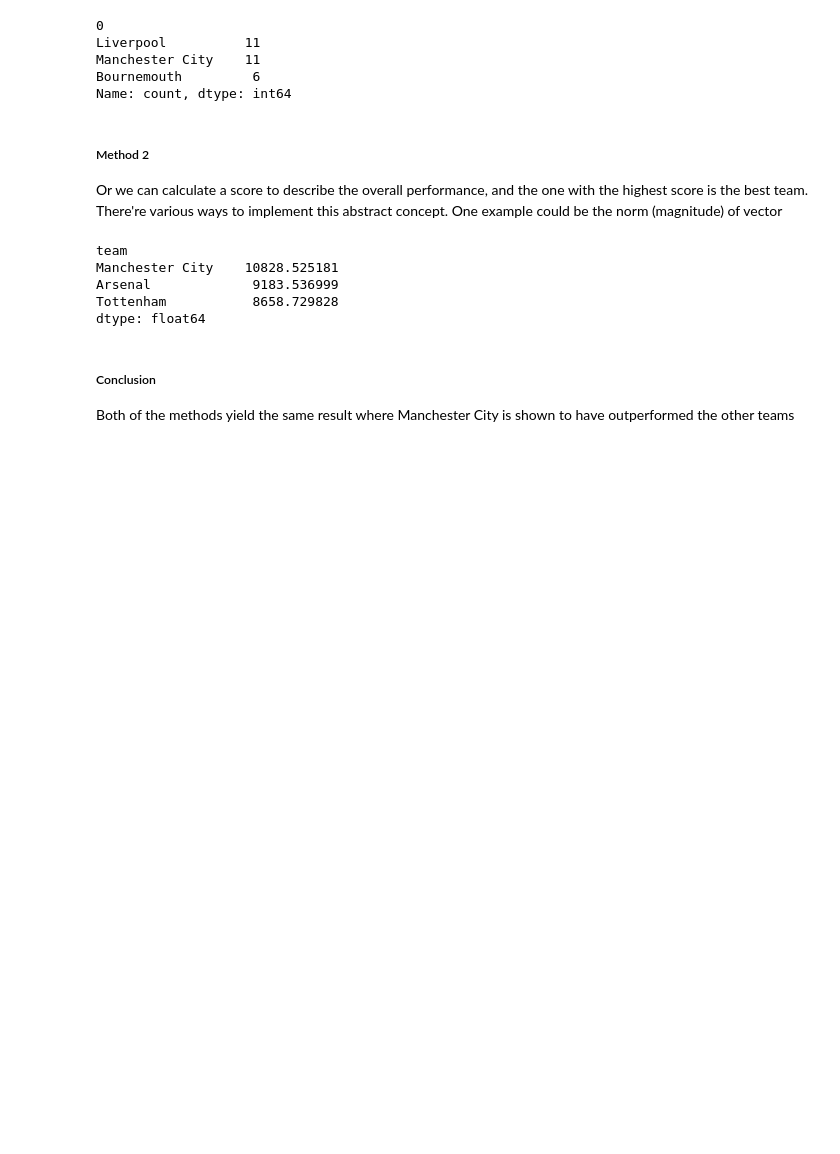
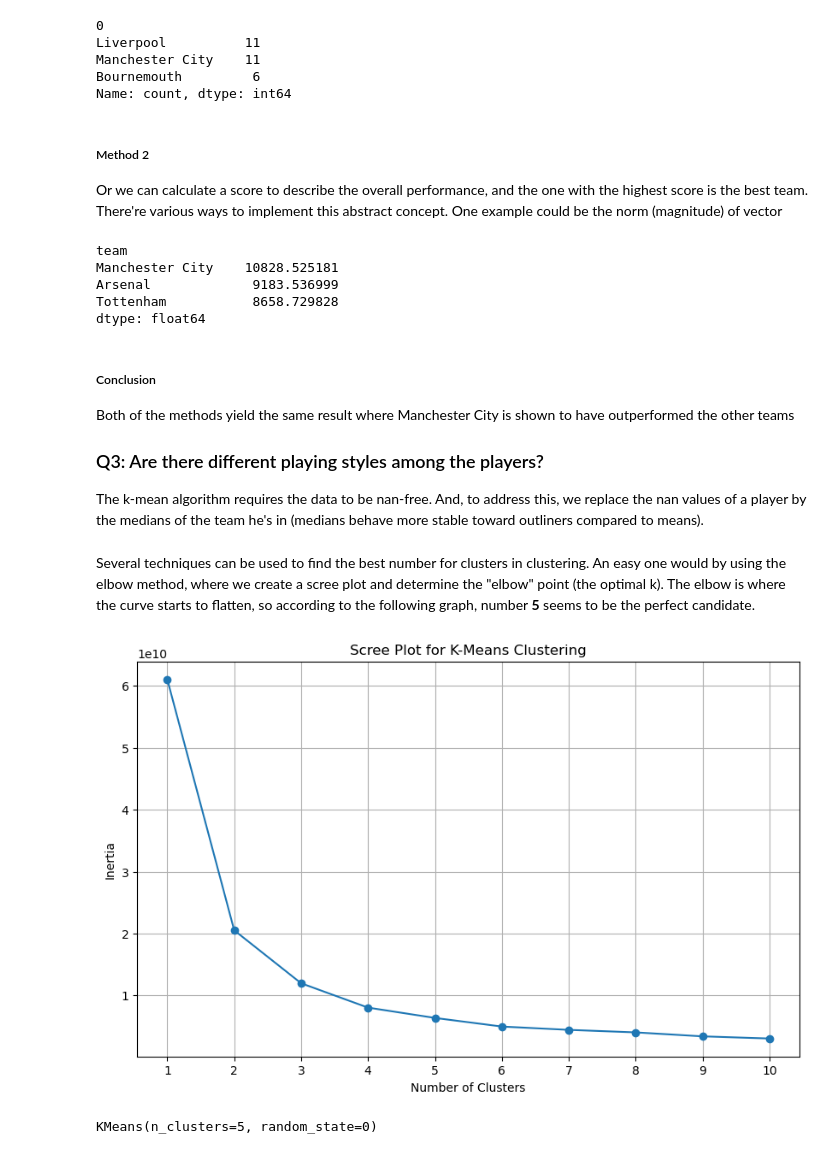
Before and after one commit to Huycuong03/Analyze-the-2023-2024-Premier-League-season, a Jupyter notebook: main.ipynb, the cells around one changed output. Cells and saved outputs as stored; diff of their text form; code cells hidden in the pictures; blank space fills up the shorter version.

```diff
--- a/main.ipynb
+++ b/main.ipynb
@@ -231,3 +234,34 @@ dtype: float64
 # %% [markdown]
 ##### Conclusion
 Both of the methods yield the same result where Manchester City is shown to have outperformed the other teams
+### Q3: Are there different playing styles among the players?
+The k-mean algorithm requires the data to be nan-free. And, to address this, we replace the nan values of a player by the medians of the team he's in (medians behave more stable toward outliners compared to means).
+# %%
+nan_free_stats = stats.reset_index(level="player")[statistical_columns].apply(lambda col: col.fillna(team_stats[(col.name, "median")]))
+# %% [markdown]
+Several techniques can be used to find the best number for clusters in clustering. An easy one would by using the elbow method, where we create a scree plot and determine the "elbow" point (the optimal k). The elbow is where the curve starts to flatten, so according to the following graph, number **5** seems to be the perfect candidate.
+# %%
+range_n_clusters = range(1, 11)
+inertia = []
+
+for n_clusters in range_n_clusters:
+    kmeans = KMeans(n_clusters=n_clusters, random_state=0)
+    kmeans.fit(nan_free_stats)
+    inertia.append(kmeans.inertia_)
+
+plt.figure(figsize=(10, 6))
+plt.plot(range_n_clusters, inertia, marker='o')
+plt.title('Scree Plot for K-Means Clustering')
+plt.xlabel('Number of Clusters')
+plt.ylabel('Inertia')
+plt.xticks(range_n_clusters)
+plt.grid()
+plt.show()
+# %% [output]
+[figure, added]
+# %%
+K = 5
+kmeans = KMeans(n_clusters=K, random_state=0)
+kmeans.fit(nan_free_stats)
+# %% [output]
+KMeans(n_clusters=5, random_state=0)
```
Also changed, not shown: parts of 10 cells of this notebook, 1 other file.
